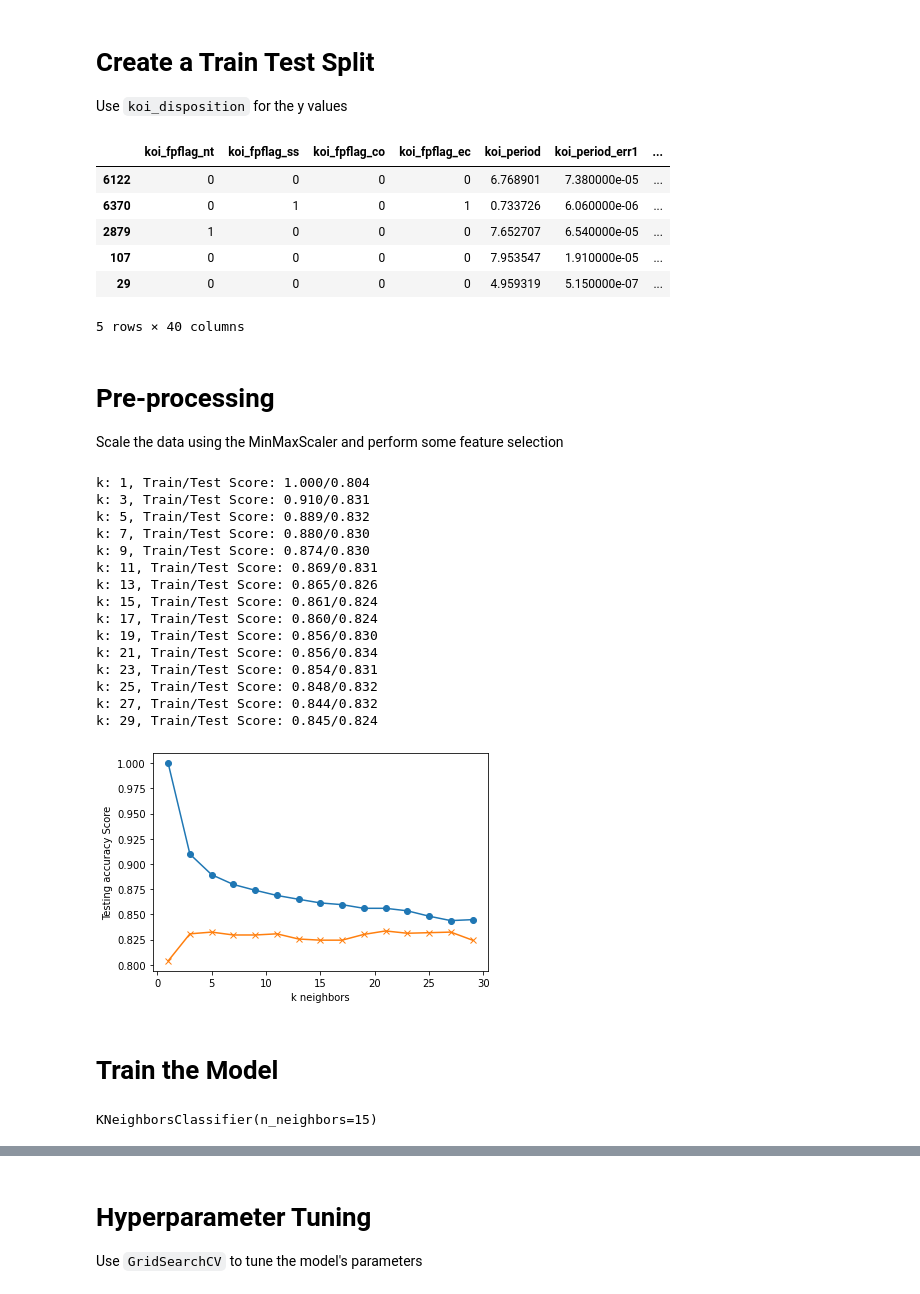
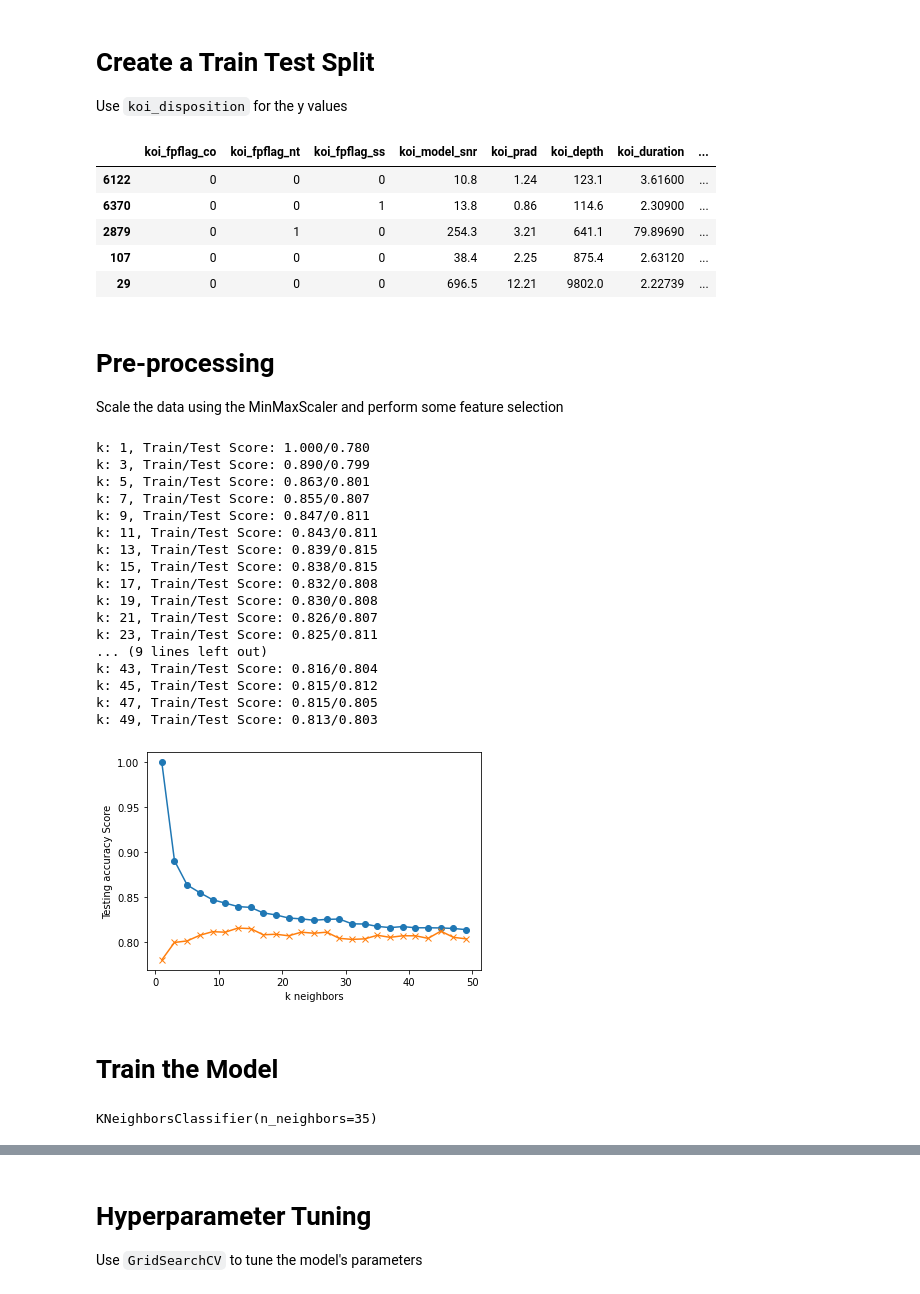
Before and after one commit to timi000/machine-learning-challenge-, a Jupyter notebook: starter_code/KNN.ipynb, the cells around one changed output, grey strips where cells are left out. Saved outputs shown, nothing was run; the diff lists cells and outputs as text; code cells hidden in the pictures.

Commit message:
Updated KNN and SVC
Made a mistake with my predict  function. I used X_test, instead of X_test_scaled. I rectified that error

```diff
--- a/starter_code/KNN.ipynb
+++ b/starter_code/KNN.ipynb
@@ -93,17 +94,16 @@ y=df["koi_disposition"]
 Use `koi_disposition` for the y values
 # %%
 from sklearn.model_selection import train_test_split
-X_train, X_test, y_train, y_test = train_test_split(data, target, random_state=42, shuffle=True)
+X_train, X_test, y_train, y_test = train_test_split(X, y, random_state=42, shuffle=True)
 # %%
 X_train.head()
 # %% [output]
-|  | koi_fpflag_nt | koi_fpflag_ss | koi_fpflag_co | koi_fpflag_ec | koi_period | koi_period_err1 | ... |
-| 6122 | 0 | 0 | 0 | 0 | 6.768901 | 7.380000e-05 | ... |
-| 6370 | 0 | 1 | 0 | 1 | 0.733726 | 6.060000e-06 | ... |
-| 2879 | 1 | 0 | 0 | 0 | 7.652707 | 6.540000e-05 | ... |
-| 107 | 0 | 0 | 0 | 0 | 7.953547 | 1.910000e-05 | ... |
-| 29 | 0 | 0 | 0 | 0 | 4.959319 | 5.150000e-07 | ... |
+|  | koi_fpflag_co | koi_fpflag_nt | koi_fpflag_ss | koi_model_snr | koi_prad | koi_depth | koi_duration | ... |
+| 6122 | 0 | 0 | 0 | 10.8 | 1.24 | 123.1 | 3.61600 | ... |
+| 6370 | 0 | 0 | 1 | 13.8 | 0.86 | 114.6 | 2.30900 | ... |
+| 2879 | 0 | 1 | 0 | 254.3 | 3.21 | 641.1 | 79.89690 | ... |
+| 107 | 0 | 0 | 0 | 38.4 | 2.25 | 875.4 | 2.63120 | ... |
+| 29 | 0 | 0 | 0 | 696.5 | 12.21 | 9802.0 | 2.22739 | ... |
-5 rows × 40 columns
 # %% [markdown]
 # Pre-processing
 
@@ -118,46 +118,48 @@ X_test_scaled = X_scaler.transform(X_test)
 # %%
 from sklearn.neighbors import KNeighborsClassifier
 import matplotlib.pyplot as plt
 train_scores = []
 test_scores = []
-for k in range(1, 30, 2):
+for k in range(1, 50, 2):
     knn = KNeighborsClassifier(n_neighbors=k)
     knn.fit(X_train_scaled, y_train)
     train_score = knn.score(X_train_scaled, y_train)
     test_score = knn.score(X_test_scaled, y_test)
     train_scores.append(train_score)
     test_scores.append(test_score)
     print(f"k: {k}, Train/Test Score: {train_score:.3f}/{test_score:.3f}")
 
-plt.plot(range(1, 30, 2), train_scores, marker='o')
-plt.plot(range(1, 30, 2), test_scores, marker="x")
+plt.plot(range(1, 50, 2), train_scores, marker='o')
+plt.plot(range(1, 50, 2), test_scores, marker="x")
 plt.xlabel("k neighbors")
 plt.ylabel("Testing accuracy Score")
 plt.show()
 # %% [output]
-k: 1, Train/Test Score: 1.000/0.804
-k: 3, Train/Test Score: 0.910/0.831
-k: 5, Train/Test Score: 0.889/0.832
-k: 7, Train/Test Score: 0.880/0.830
-k: 9, Train/Test Score: 0.874/0.830
-k: 11, Train/Test Score: 0.869/0.831
-k: 13, Train/Test Score: 0.865/0.826
-k: 15, Train/Test Score: 0.861/0.824
-k: 17, Train/Test Score: 0.860/0.824
-k: 19, Train/Test Score: 0.856/0.830
-k: 21, Train/Test Score: 0.856/0.834
-k: 23, Train/Test Score: 0.854/0.831
-k: 25, Train/Test Score: 0.848/0.832
-k: 27, Train/Test Score: 0.844/0.832
-k: 29, Train/Test Score: 0.845/0.824
+k: 1, Train/Test Score: 1.000/0.780
+k: 3, Train/Test Score: 0.890/0.799
+k: 5, Train/Test Score: 0.863/0.801
+k: 7, Train/Test Score: 0.855/0.807
+k: 9, Train/Test Score: 0.847/0.811
+k: 11, Train/Test Score: 0.843/0.811
+k: 13, Train/Test Score: 0.839/0.815
+k: 15, Train/Test Score: 0.838/0.815
+k: 17, Train/Test Score: 0.832/0.808
+k: 19, Train/Test Score: 0.830/0.808
+k: 21, Train/Test Score: 0.826/0.807
+k: 23, Train/Test Score: 0.825/0.811
+... (9 lines left out)
+k: 43, Train/Test Score: 0.816/0.804
+k: 45, Train/Test Score: 0.815/0.812
+k: 47, Train/Test Score: 0.815/0.805
+k: 49, Train/Test Score: 0.813/0.803
-[figure, old version]
+[figure, new version]
 # %% [markdown]
 # Train the Model
 # %%
-model1 = KNeighborsClassifier(n_neighbors=15)
+model1 = KNeighborsClassifier(n_neighbors=35)
 model1.fit(X_train_scaled, y_train)
 # %% [output]
-KNeighborsClassifier(n_neighbors=15)
+KNeighborsClassifier(n_neighbors=35)
 # %%
 print(f"Training Data Score: {model1.score(X_train_scaled, y_train)}")
 print(f"Testing Data Score: {model1.score(X_test_scaled, y_test)}")
```
Also changed, not shown: parts of 13 cells of this notebook, 1 other file.
